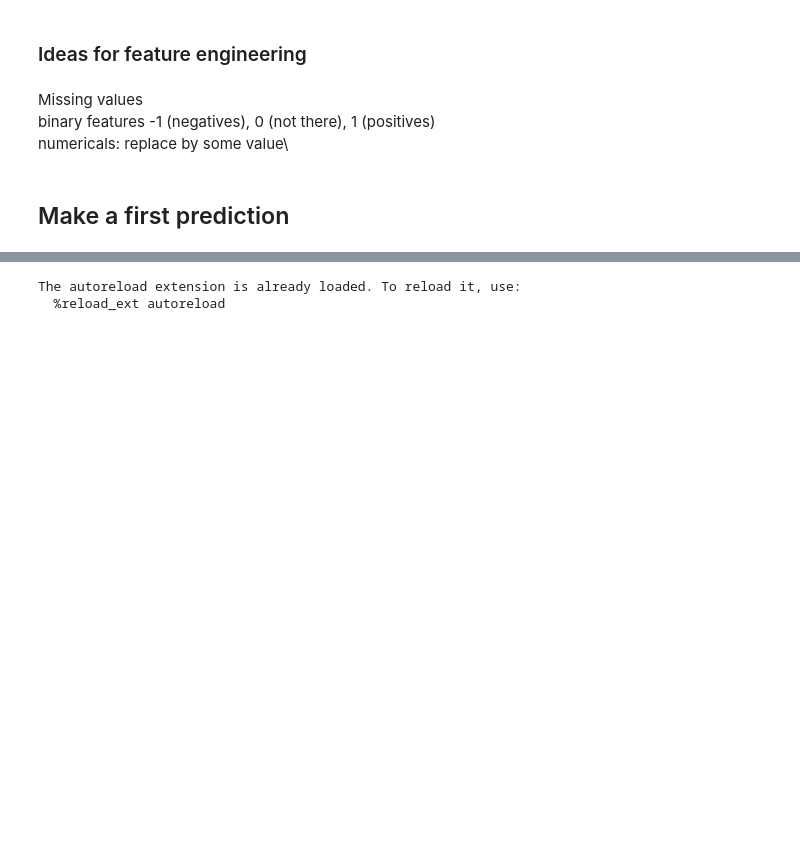
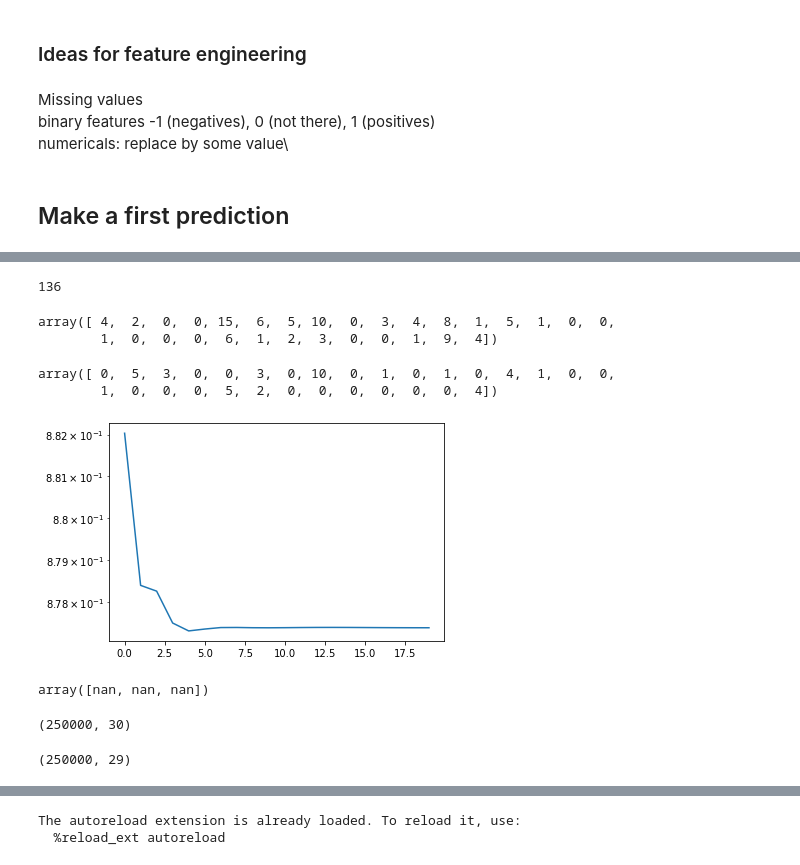
Before and after one commit to TimKircher/MLProject1, a Jupyter notebook: project1/scripts/project1.ipynb, the cells around one changed output, grey strips where cells are left out. Cells and saved outputs as stored; diff of their text form; code cells hidden in the pictures; blank space fills up the shorter version.

Commit message:
working on polynomials

```diff
--- a/project1/scripts/project1.ipynb
+++ b/project1/scripts/project1.ipynb
@@ -247,0 +557,29 @@ def cross_validation_prediction(y,x):
+# %%
+np.sum(np.argmin(np.around(results_te,decimals=4), axis=1))
+# %% [output]
+136
+# %%
+np.argmin(np.around(results_te,decimals=3), axis=1)
+# %% [output]
+array([ 4,  2,  0,  0, 15,  6,  5, 10,  0,  3,  4,  8,  1,  5,  1,  0,  0,
+        1,  0,  0,  0,  6,  1,  2,  3,  0,  0,  1,  9,  4])
+# %%
+np.argmin(np.around(results_te,decimals=3), axis=1)
+# %% [output]
+array([ 0,  5,  3,  0,  0,  3,  0, 10,  0,  1,  0,  1,  0,  4,  1,  0,  0,
+        1,  0,  0,  0,  5,  2,  0,  0,  0,  0,  0,  0,  4])
+# %%
+results_te = np.load("polynomial_expansion_rmses_train.npy")
+# %%
+plt.plot(np.arange(20),results_te[7])
+plt.yscale("log")
+# %% [output]
+[figure, added]
+# %%
+results_te[4]
+# %% [output]
+array([nan, nan, nan])
+# %%
+tX.shape
+# %% [output]
+(250000, 30)
@@ -248,2 +588,6 @@ def cross_validation_prediction(y,x):
+# %%
+tA.shape
+# %% [output]
+(250000, 29)
 # %%
 from ridge_regression_matthias import ridge_regression
```
Also changed, not shown: parts of 72 cells of this notebook, 4 other files.
